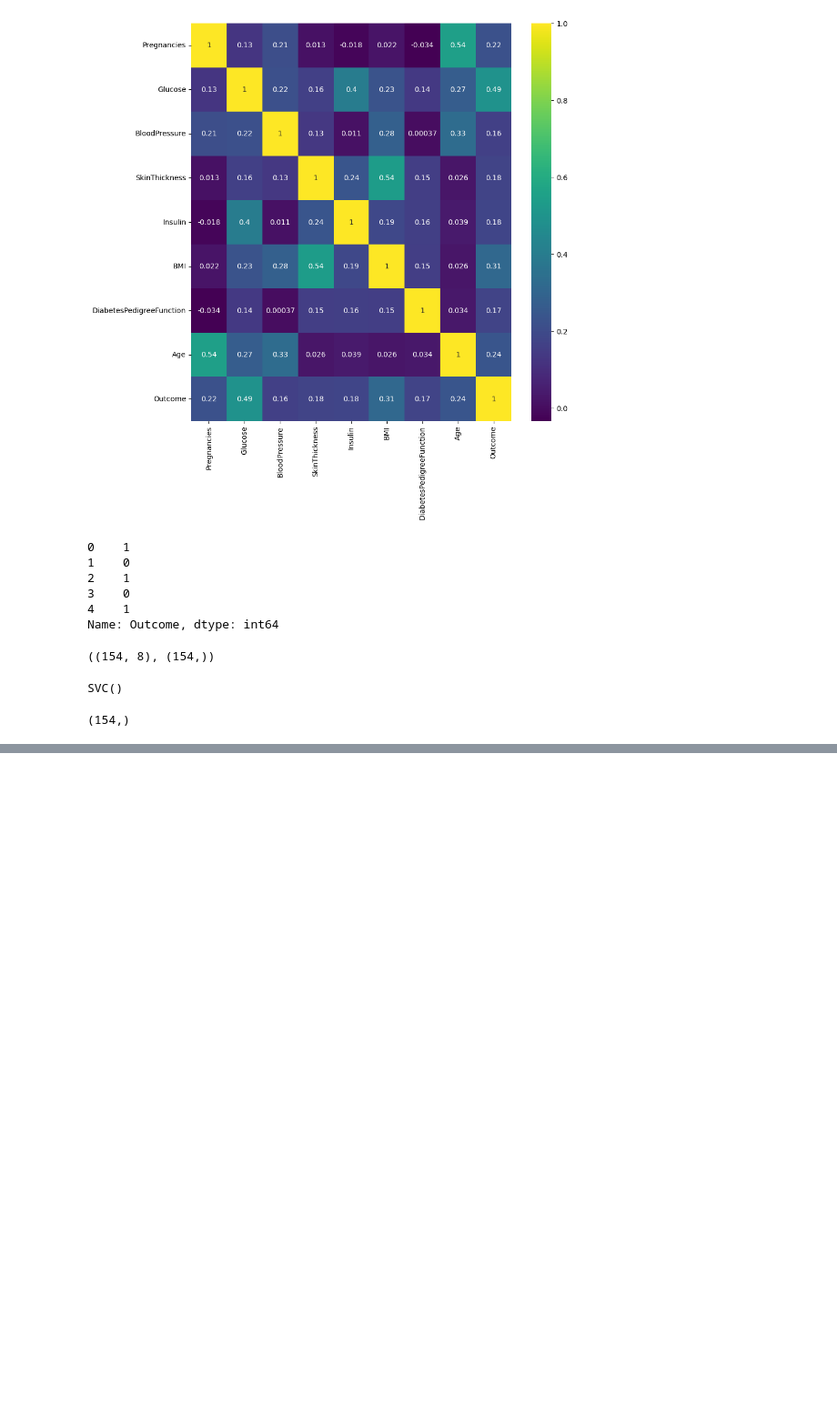
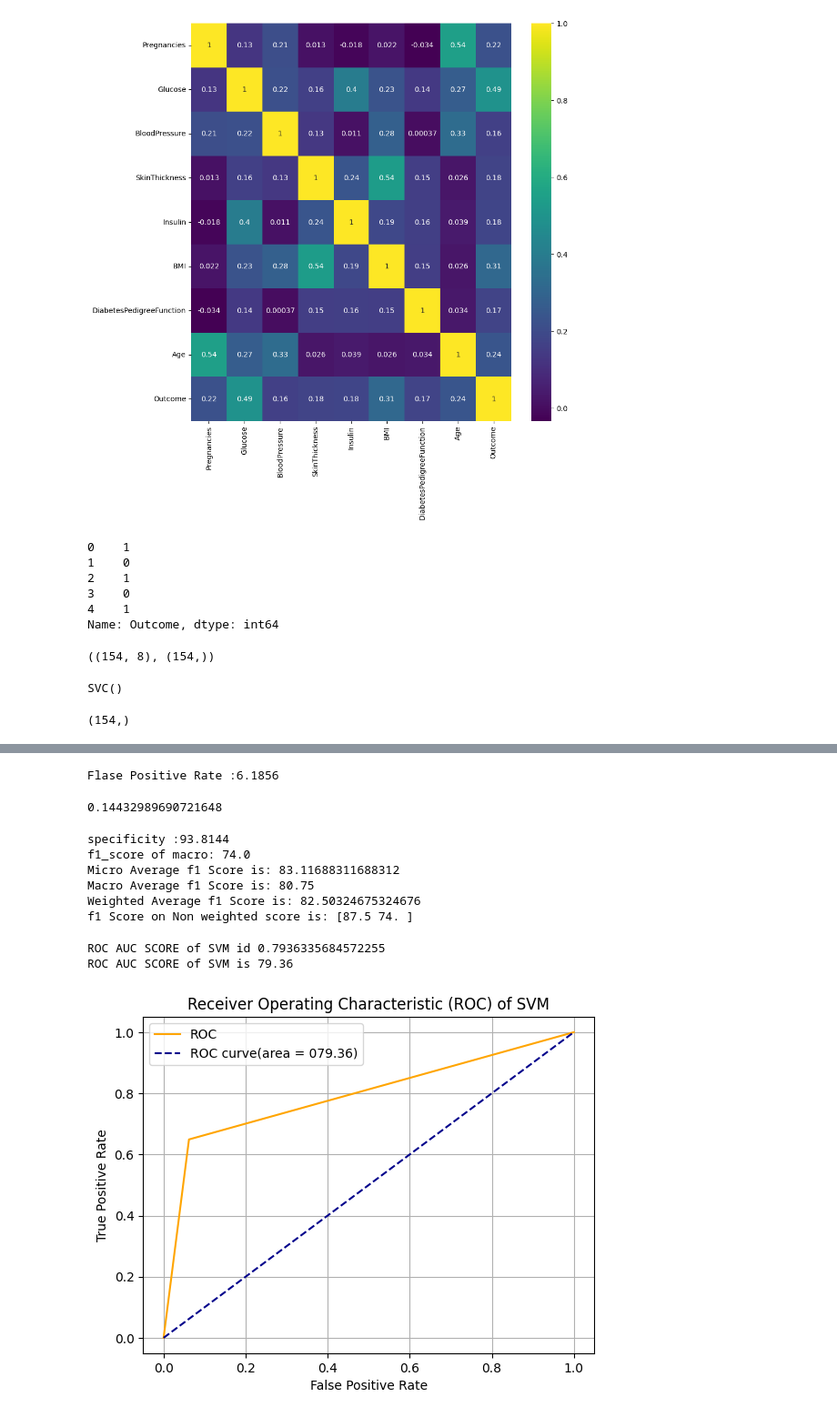
Before and after one commit to edie-1309/tugas-data-mining, a Jupyter notebook: Data_Mining_Semester_4.ipynb, the cells around one changed output, grey strips where cells are left out. Shown at 91% size. Cells and saved outputs as stored; diff of their text form; code cells hidden in the pictures; blank space fills up the shorter version.

```diff
--- a/Data_Mining_Semester_4.ipynb
+++ b/Data_Mining_Semester_4.ipynb
@@ -249,0 +385,53 @@ sv_pred.shape
+# %%
+#FALSE POSITIVE RATE ( FPR )
+FPR = FP/float(FP+TN)*100
+print('Flase Positive Rate :{0:0.4f}' .format(FPR))
+
+FP,TN
+
+14/(14+83)
+# %% [output]
+Flase Positive Rate :6.1856
+0.14432989690721648
+# %%
+#SPECIFICITY
+specificity = TN / (TN + FP)*100
+print('specificity :{0:0.4f}' .format(specificity))
+
+from sklearn.metrics import f1_score
+print('f1_score of macro:',f1_score(y_test, sv_pred)*100)
+
+print("Micro Average f1 Score is:", f1_score(y_test, sv_pred, average='micro')*100)
+print("Macro Average f1 Score is:", f1_score(y_test, sv_pred, average='macro')*100)
+print("Weighted Average f1 Score is:", f1_score(y_test, sv_pred, average='weighted')*100)
+print("f1 Score on Non weighted score is:", f1_score(y_test, sv_pred, average=None)*100)
+# %% [output]
+specificity :93.8144
+f1_score of macro: 74.0
+Micro Average f1 Score is: 83.11688311688312
+Macro Average f1 Score is: 80.75
+Weighted Average f1 Score is: 82.50324675324676
+f1 Score on Non weighted score is: [87.5 74. ]
+# %%
+# Area Under Curve
+auc = roc_auc_score(y_test, sv_pred)
+print("ROC AUC SCORE of SVM id",auc)
+
+from sklearn.metrics import roc_auc_score
+from sklearn.metrics import roc_curve
+auc = round(roc_auc_score(y_test,sv_pred)*100,2)
+print("ROC AUC SCORE of SVM is",auc)
+
+fpr, tpr, thresholds = roc_curve(y_test, sv_pred)
+plt.plot(fpr, tpr, color='orange', label='ROC')
+plt.plot([0,1],[0,1], color='darkblue', linestyle='--',label='ROC curve(area = 0%.2f)'% auc)
+plt.xlabel('False Positive Rate')
+plt.ylabel('True Positive Rate')
+plt.title('Receiver Operating Characteristic (ROC) of SVM')
+plt.legend()
+plt.grid()
+plt.show()
+# %% [output]
+ROC AUC SCORE of SVM id 0.7936335684572255
+ROC AUC SCORE of SVM is 79.36
+[figure, added]
```
Also changed, not shown: parts of 5 cells of this notebook.
